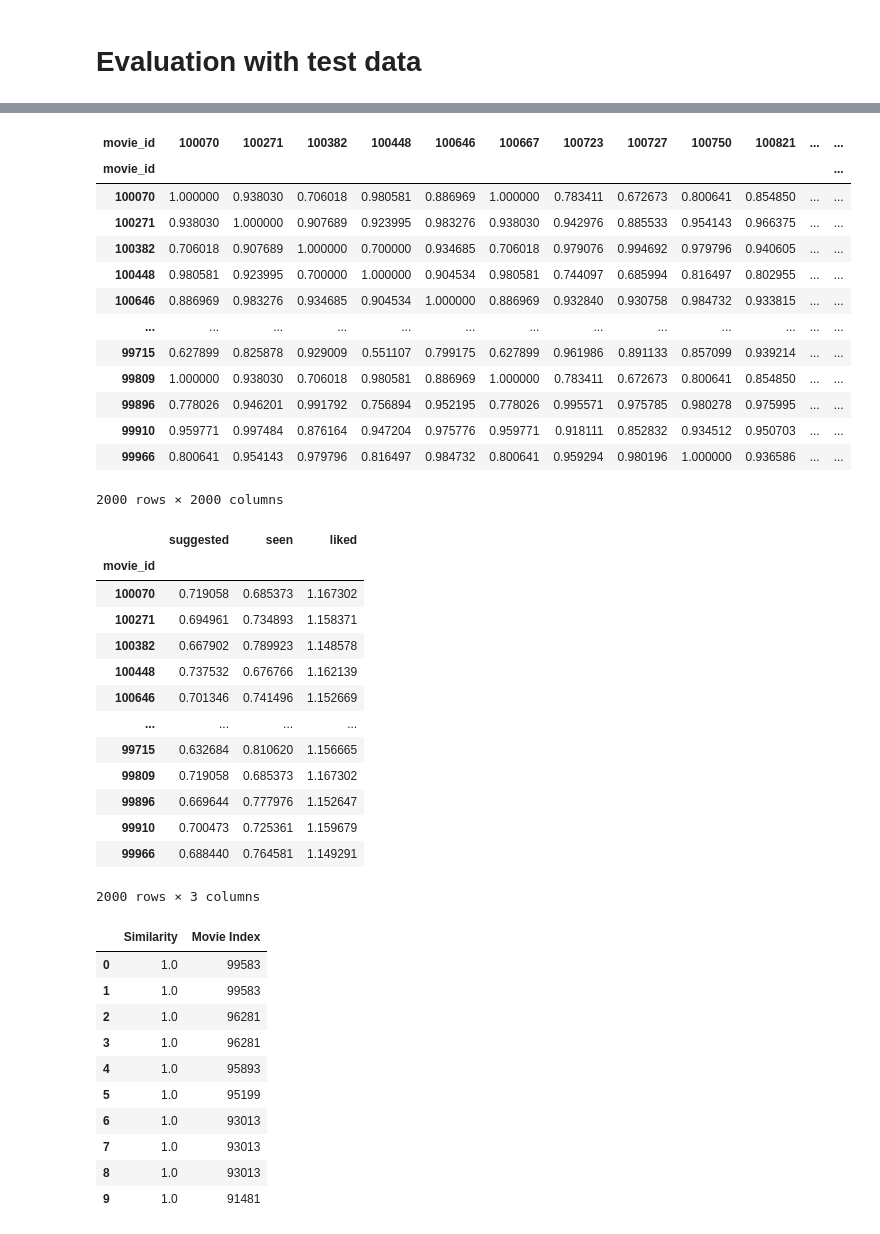
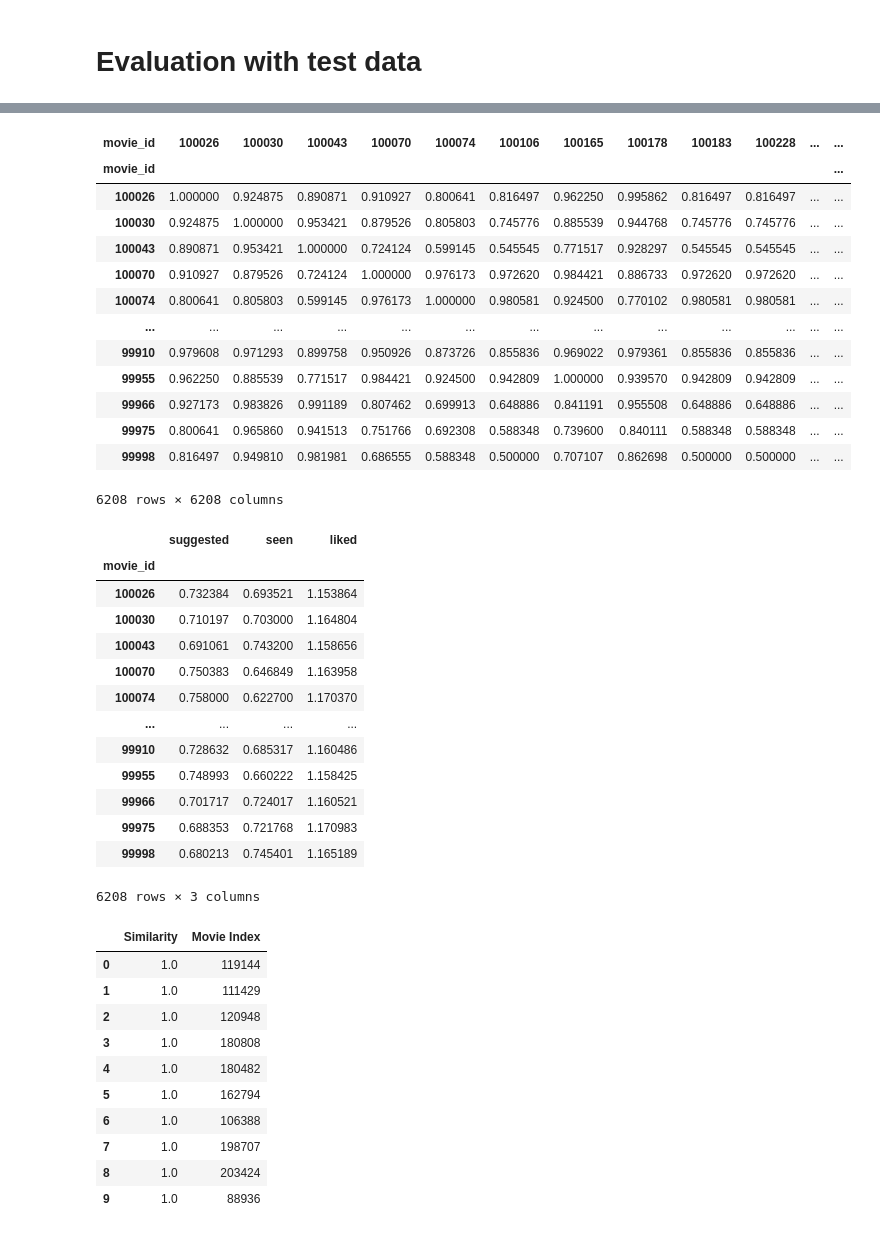
Before and after one commit to Kim-Dong-Jun99/ReDial_RecommendationSystem, a Jupyter notebook: code/main_colab.ipynb, the cells around one changed output, grey strips where cells are left out. Drawn from its saved outputs; the diff is of its cells as text; code cells hidden in the pictures.

```diff
--- a/code/main_colab.ipynb
+++ b/code/main_colab.ipynb
@@ -338,7 +338,7 @@ class RedialParser:
 
     def create_evaluation_matrix(self):
         result = []
-        for dialog in self.test:
+        for dialog in self.train:
           for respondent in dialog['respondentQuestions']:
             result.append([respondent,
                         dialog['respondentQuestions'][respondent]['suggested'],
@@ -611,20 +611,20 @@ eval_sim = cosine_similarity(test_grouped, test_grouped)
 test_sim = pd.DataFrame(eval_sim, index = test_grouped.index, columns=test_grouped.index)
 test_sim
 # %% [output]
-| movie_id | 100070 | 100271 | 100382 | 100448 | 100646 | 100667 | 100723 | 100727 | 100750 | 100821 | ... | ... |
+| movie_id | 100026 | 100030 | 100043 | 100070 | 100074 | 100106 | 100165 | 100178 | 100183 | 100228 | ... | ... |
 | movie_id |  |  |  |  |  |  |  |  |  |  |  | ... |
-| 100070 | 1.000000 | 0.938030 | 0.706018 | 0.980581 | 0.886969 | 1.000000 | 0.783411 | 0.672673 | 0.800641 | 0.854850 | ... | ... |
-| 100271 | 0.938030 | 1.000000 | 0.907689 | 0.923995 | 0.983276 | 0.938030 | 0.942976 | 0.885533 | 0.954143 | 0.966375 | ... | ... |
-| 100382 | 0.706018 | 0.907689 | 1.000000 | 0.700000 | 0.934685 | 0.706018 | 0.979076 | 0.994692 | 0.979796 | 0.940605 | ... | ... |
-| 100448 | 0.980581 | 0.923995 | 0.700000 | 1.000000 | 0.904534 | 0.980581 | 0.744097 | 0.685994 | 0.816497 | 0.802955 | ... | ... |
-| 100646 | 0.886969 | 0.983276 | 0.934685 | 0.904534 | 1.000000 | 0.886969 | 0.932840 | 0.930758 | 0.984732 | 0.933815 | ... | ... |
+| 100026 | 1.000000 | 0.924875 | 0.890871 | 0.910927 | 0.800641 | 0.816497 | 0.962250 | 0.995862 | 0.816497 | 0.816497 | ... | ... |
+| 100030 | 0.924875 | 1.000000 | 0.953421 | 0.879526 | 0.805803 | 0.745776 | 0.885539 | 0.944768 | 0.745776 | 0.745776 | ... | ... |
+| 100043 | 0.890871 | 0.953421 | 1.000000 | 0.724124 | 0.599145 | 0.545545 | 0.771517 | 0.928297 | 0.545545 | 0.545545 | ... | ... |
+| 100070 | 0.910927 | 0.879526 | 0.724124 | 1.000000 | 0.976173 | 0.972620 | 0.984421 | 0.886733 | 0.972620 | 0.972620 | ... | ... |
+| 100074 | 0.800641 | 0.805803 | 0.599145 | 0.976173 | 1.000000 | 0.980581 | 0.924500 | 0.770102 | 0.980581 | 0.980581 | ... | ... |
 | ... | ... | ... | ... | ... | ... | ... | ... | ... | ... | ... | ... | ... |
-| 99715 | 0.627899 | 0.825878 | 0.929009 | 0.551107 | 0.799175 | 0.627899 | 0.961986 | 0.891133 | 0.857099 | 0.939214 | ... | ... |
-| 99809 | 1.000000 | 0.938030 | 0.706018 | 0.980581 | 0.886969 | 1.000000 | 0.783411 | 0.672673 | 0.800641 | 0.854850 | ... | ... |
-| 99896 | 0.778026 | 0.946201 | 0.991792 | 0.756894 | 0.952195 | 0.778026 | 0.995571 | 0.975785 | 0.980278 | 0.975995 | ... | ... |
-| 99910 | 0.959771 | 0.997484 | 0.876164 | 0.947204 | 0.975776 | 0.959771 | 0.918111 | 0.852832 | 0.934512 | 0.950703 | ... | ... |
-| 99966 | 0.800641 | 0.954143 | 0.979796 | 0.816497 | 0.984732 | 0.800641 | 0.959294 | 0.980196 | 1.000000 | 0.936586 | ... | ... |
+| 99910 | 0.979608 | 0.971293 | 0.899758 | 0.950926 | 0.873726 | 0.855836 | 0.969022 | 0.979361 | 0.855836 | 0.855836 | ... | ... |
+| 99955 | 0.962250 | 0.885539 | 0.771517 | 0.984421 | 0.924500 | 0.942809 | 1.000000 | 0.939570 | 0.942809 | 0.942809 | ... | ... |
+| 99966 | 0.927173 | 0.983826 | 0.991189 | 0.807462 | 0.699913 | 0.648886 | 0.841191 | 0.955508 | 0.648886 | 0.648886 | ... | ... |
+| 99975 | 0.800641 | 0.965860 | 0.941513 | 0.751766 | 0.692308 | 0.588348 | 0.739600 | 0.840111 | 0.588348 | 0.588348 | ... | ... |
+| 99998 | 0.816497 | 0.949810 | 0.981981 | 0.686555 | 0.588348 | 0.500000 | 0.707107 | 0.862698 | 0.500000 | 0.500000 | ... | ... |
-2000 rows × 2000 columns
+6208 rows × 6208 columns
 # %%
 test_pred = predict_rating(test_grouped.transpose().values, test_sim.values)
 test_pred = pd.DataFrame(test_pred, index = test_grouped.transpose().index, columns=test_grouped.transpose().columns)
@@ -633,29 +633,29 @@ test_data
 # %% [output]
 |  | suggested | seen | liked |
 | movie_id |  |  |  |
-| 100070 | 0.719058 | 0.685373 | 1.167302 |
-| 100271 | 0.694961 | 0.734893 | 1.158371 |
-| 100382 | 0.667902 | 0.789923 | 1.148578 |
-| 100448 | 0.737532 | 0.676766 | 1.162139 |
-| 100646 | 0.701346 | 0.741496 | 1.152669 |
+| 100026 | 0.732384 | 0.693521 | 1.153864 |
+| 100030 | 0.710197 | 0.703000 | 1.164804 |
+| 100043 | 0.691061 | 0.743200 | 1.158656 |
+| 100070 | 0.750383 | 0.646849 | 1.163958 |
+| 100074 | 0.758000 | 0.622700 | 1.170370 |
 | ... | ... | ... | ... |
-| 99715 | 0.632684 | 0.810620 | 1.156665 |
-| 99809 | 0.719058 | 0.685373 | 1.167302 |
-| 99896 | 0.669644 | 0.777976 | 1.152647 |
-| 99910 | 0.700473 | 0.725361 | 1.159679 |
-| 99966 | 0.688440 | 0.764581 | 1.149291 |
+| 99910 | 0.728632 | 0.685317 | 1.160486 |
+| 99955 | 0.748993 | 0.660222 | 1.158425 |
+| 99966 | 0.701717 | 0.724017 | 1.160521 |
+| 99975 | 0.688353 | 0.721768 | 1.170983 |
+| 99998 | 0.680213 | 0.745401 | 1.165189 |
-2000 rows × 3 columns
+6208 rows × 3 columns
 # %%
-pd.DataFrame(recommend(test_data.values,'100030',10), columns=['Similarity', 'Movie Index'])
+pd.DataFrame(recommend(test_data.values,'80067',10), columns=['Similarity', 'Movie Index'])
 # %% [output]
 |  | Similarity | Movie Index |
-| 0 | 1.0 | 99583 |
-| 1 | 1.0 | 99583 |
-| 2 | 1.0 | 96281 |
-| 3 | 1.0 | 96281 |
-| 4 | 1.0 | 95893 |
-| 5 | 1.0 | 95199 |
-| 6 | 1.0 | 93013 |
-| 7 | 1.0 | 93013 |
-| 8 | 1.0 | 93013 |
-| 9 | 1.0 | 91481 |
+| 0 | 1.0 | 119144 |
+| 1 | 1.0 | 111429 |
+| 2 | 1.0 | 120948 |
+| 3 | 1.0 | 180808 |
+| 4 | 1.0 | 180482 |
+| 5 | 1.0 | 162794 |
+| 6 | 1.0 | 106388 |
+| 7 | 1.0 | 198707 |
+| 8 | 1.0 | 203424 |
+| 9 | 1.0 | 88936 |
```
Also changed, not shown: parts of 7 cells of this notebook.
